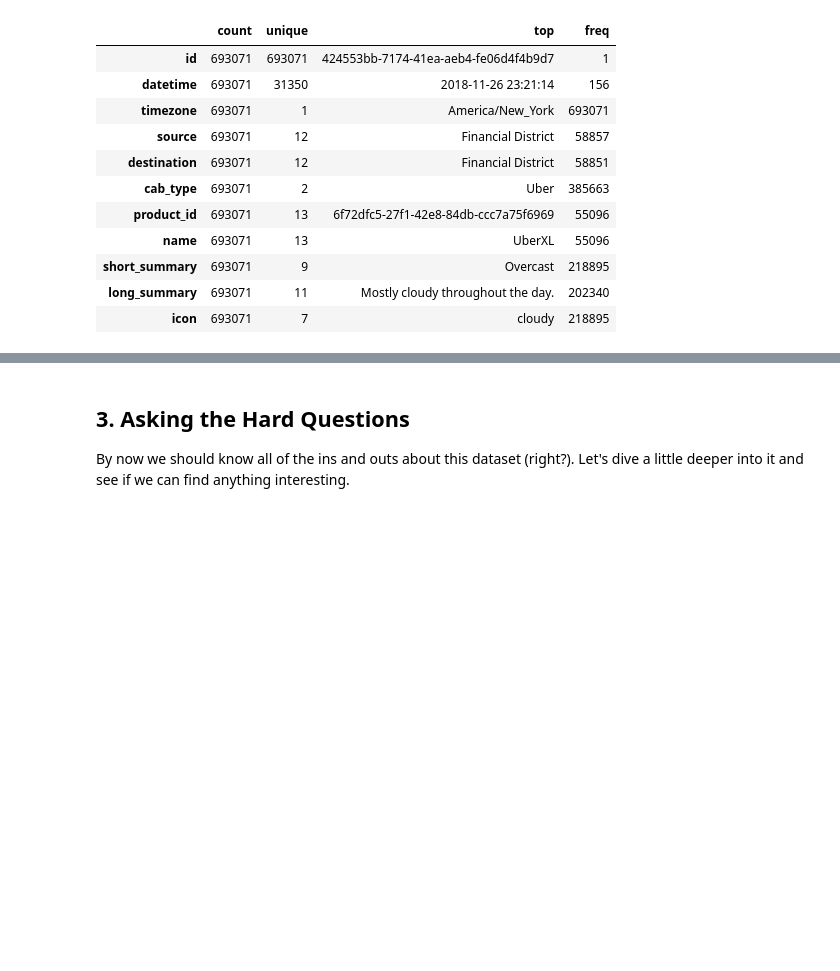
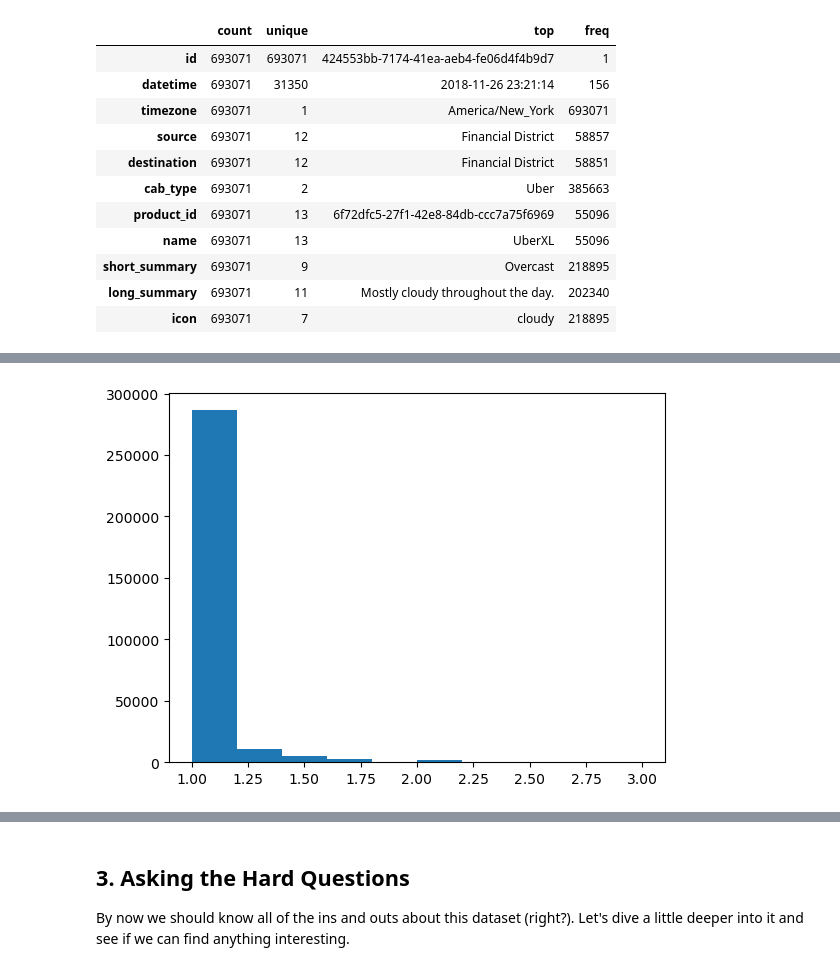
Before and after one commit to jumonlala/217_final_project, a Jupyter notebook: hw6.ipynb, the cells around one changed output, grey strips where cells are left out. Saved outputs shown, nothing was run; the diff lists cells and outputs as text; code cells hidden in the pictures; blank space fills up the shorter version.

```diff
--- a/hw6.ipynb
+++ b/hw6.ipynb
@@ -318,0 +314,5 @@ clean_data[['price']].apply(lambda x: (x - clean_data[['price']].mean()) / (data
+# %%
+plt.hist(clean_data[clean_data['cab_type'] == 'Lyft']['surge_multiplier'])
+plt.show()
+# %% [output]
+[figure, added]
```
Also changed, not shown: parts of 26 cells of this notebook.
